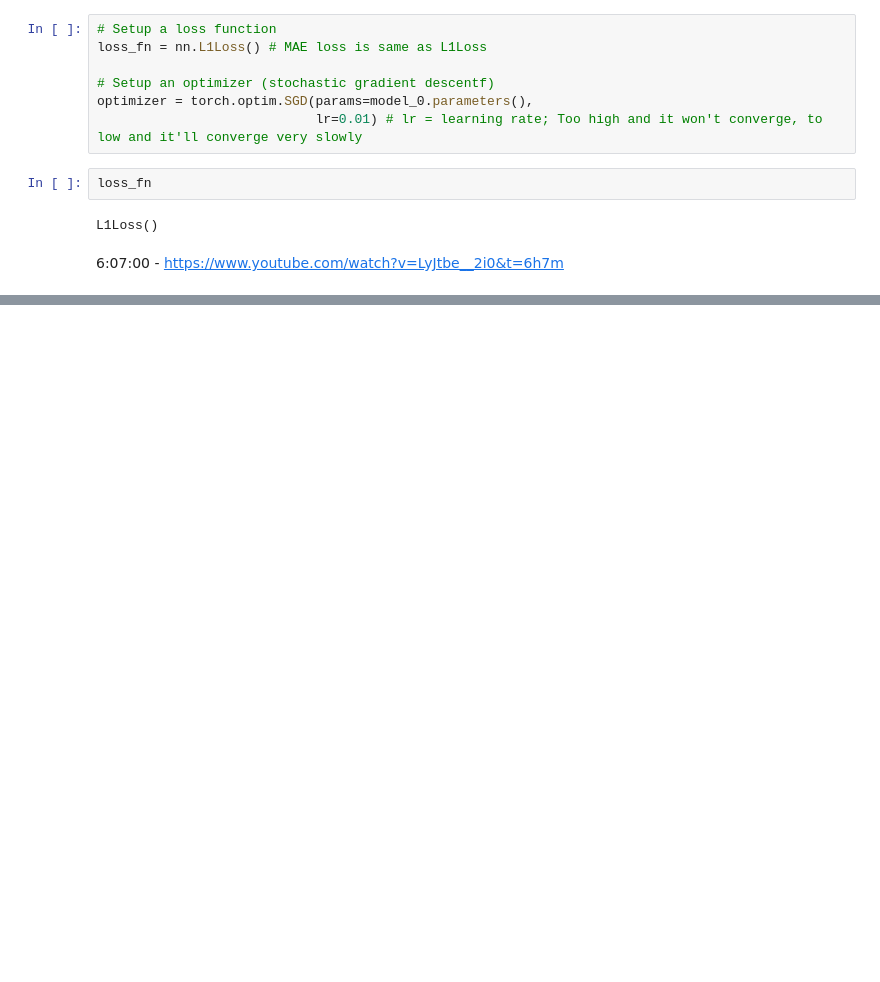
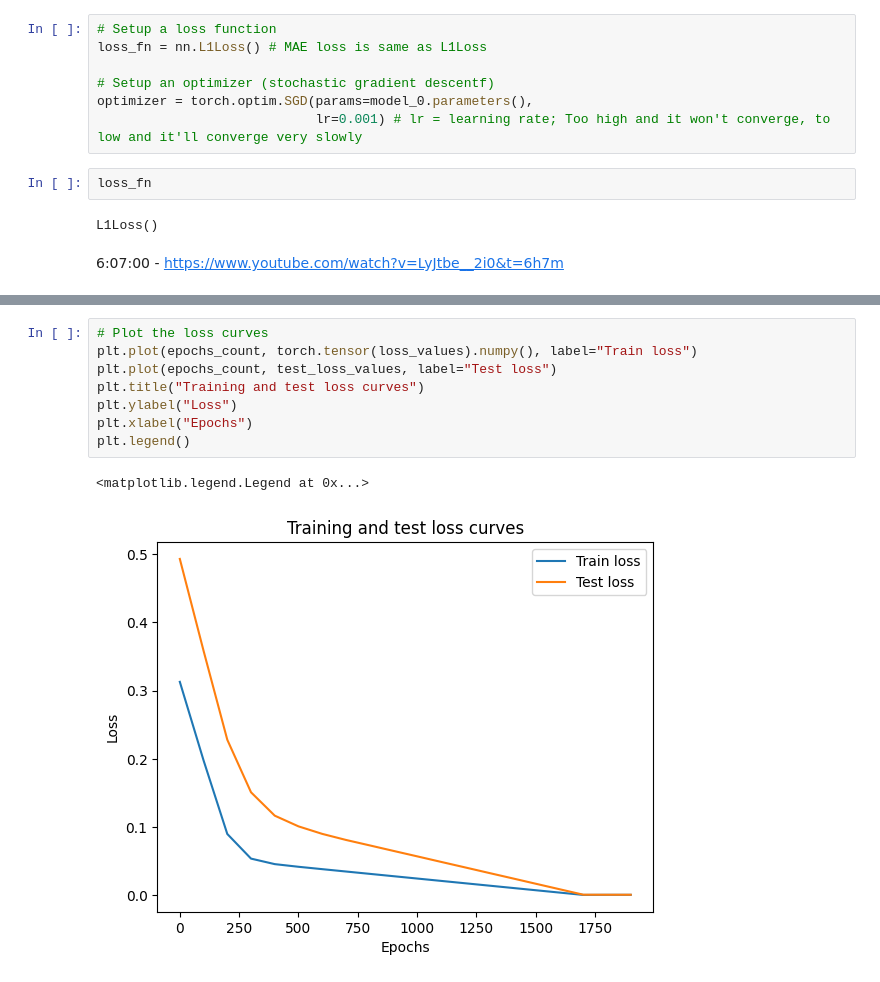
Before and after one commit to tfranke0814/pytorch-deep-learning, a Jupyter notebook: 01_pytorch_workflow_code.ipynb, the cells around one changed output, grey strips where cells are left out. Drawn from its saved outputs; the diff is of its cells as text; blank space fills up the shorter version.

Commit message:
Finished 01 PyTorch Workflow

```diff
--- a/01_pytorch_workflow_code.ipynb
+++ b/01_pytorch_workflow_code.ipynb
@@ -318,7 +318,7 @@ loss_fn = nn.L1Loss() # MAE loss is same as L1Loss
 
 # Setup an optimizer (stochastic gradient descentf)
 optimizer = torch.optim.SGD(params=model_0.parameters(),
-                            lr=0.01) # lr = learning rate; Too high and it won't converge, to low and it'll converge very slowly
+                            lr=0.001) # lr = learning rate; Too high and it won't converge, to low and it'll converge very slowly
 # %%
 loss_fn
 # %% [output]
@@ -327,0 +442,11 @@ L1Loss()
+# %%
+# Plot the loss curves
+plt.plot(epochs_count, torch.tensor(loss_values).numpy(), label="Train loss")
+plt.plot(epochs_count, test_loss_values, label="Test loss")
+plt.title("Training and test loss curves")
+plt.ylabel("Loss")
+plt.xlabel("Epochs")
+plt.legend()
+# %% [output]
+<matplotlib.legend.Legend at 0x...>
+[figure, added]
```
Also changed, not shown: parts of 36 cells of this notebook.
